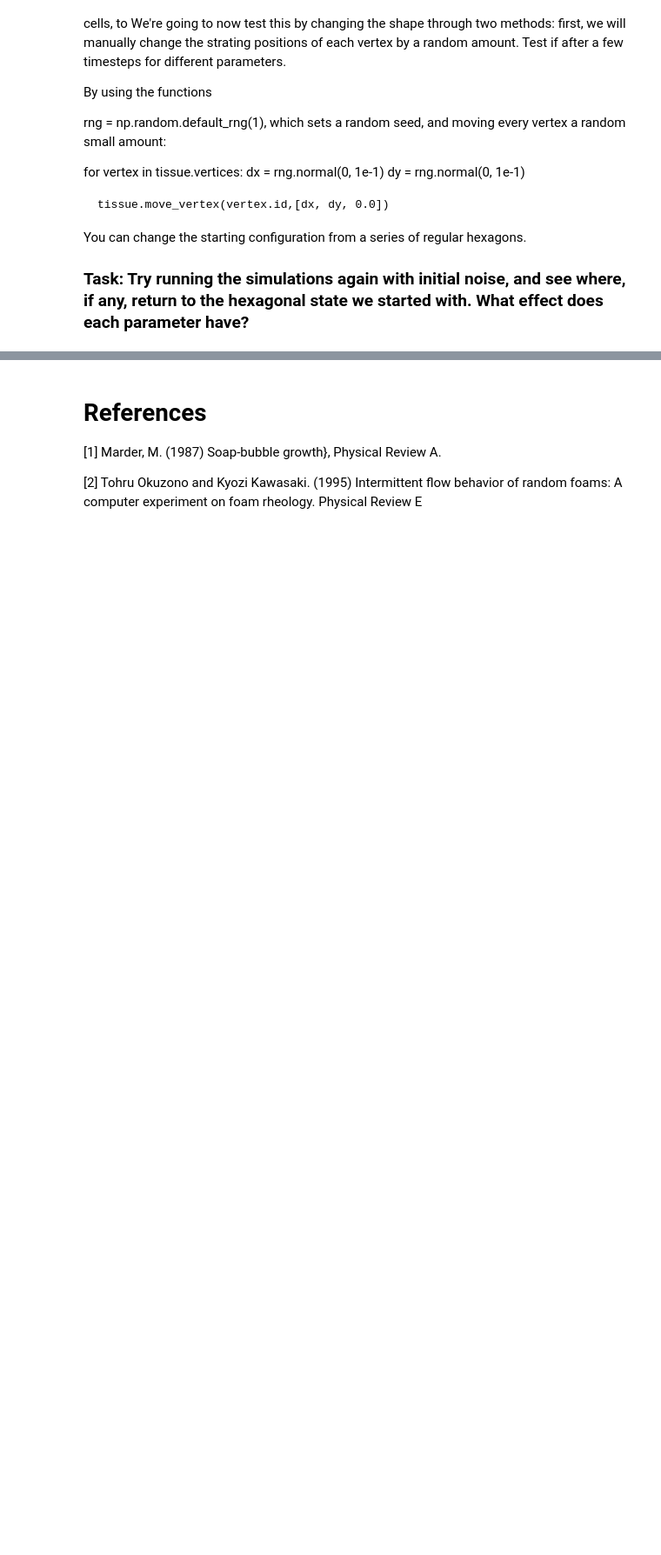
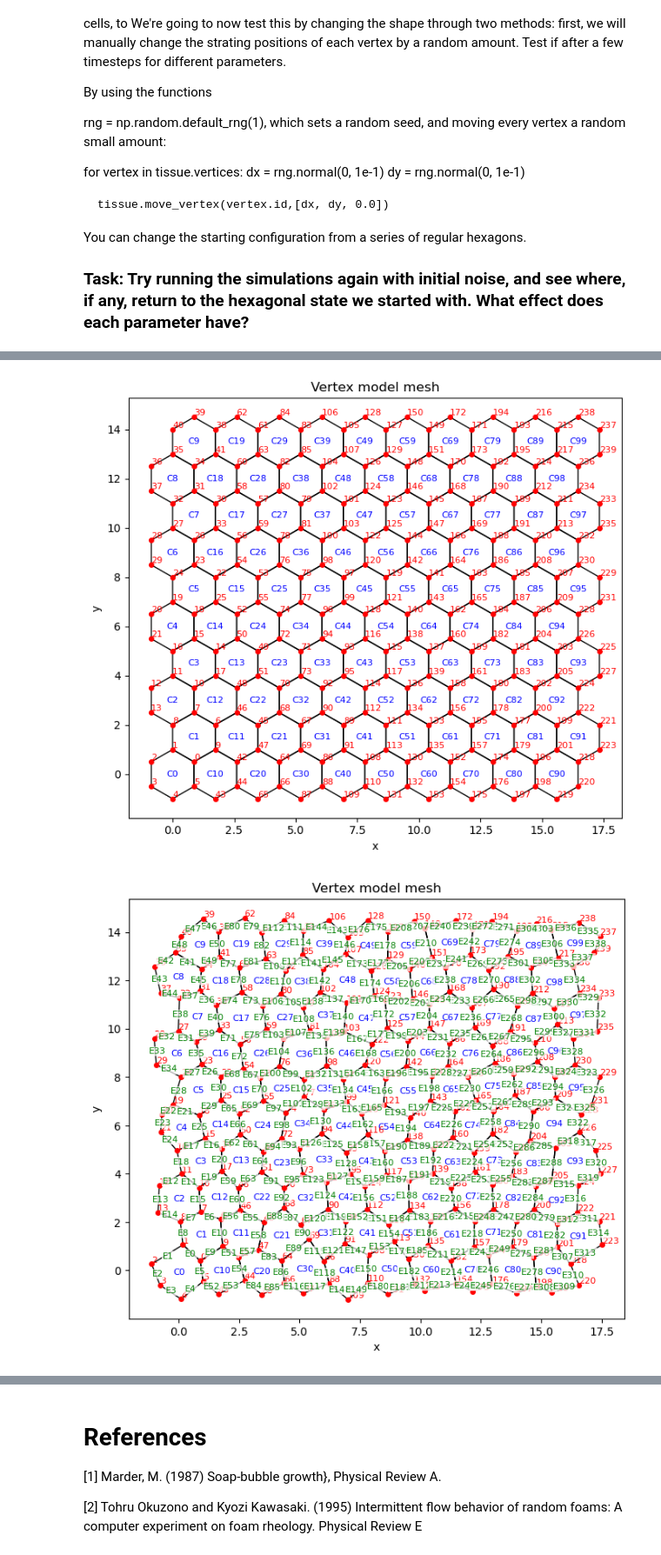
Before and after one commit to IanEstabrook/CMCB_Practical_Course_Vertex_Modelling, a Jupyter notebook: vertex_model_main_final.ipynb, the cells around one changed output, grey strips where cells are left out. Shown at 87% size. Cells and saved outputs as stored; diff of their text form; code cells hidden in the pictures; blank space fills up the shorter version.

```diff
--- a/vertex_model_main_final.ipynb
+++ b/vertex_model_main_final.ipynb
@@ -587,31 +577,36 @@ from source_py_files import topology_v3 as topology
 from source_py_files import gradient_descent as gradient_descent_module
 tissue_AtMinimum=Tissue()
 mesh.generate_hexagonal_sheet(tissue_AtMinimum,Nx,Ny,a,top_bottom_boundary_periodicity=True,side_boundary_periodicity=True)
 plotting.plot_mesh(tissue_AtMinimum,show_cell_ids=True,show_vertex_ids=True,show_periodic=False,show_edge_ids=False)
 kaValue=1.0;
 kpValue=1.0;
 LambdaValue=0.0;
 noiseSigmaValue=0.001;
+A0Value=2.6
+P0Value=6.0
 
 noise_sigma=0.1
 for vertex in tissue_AtMinimum.vertices:
     vertexid=vertex.id
     xShift= rng.normal(0.0, noise_sigma)
     yShift= rng.normal(0.0, noise_sigma)
     tissue_AtMinimum.move_vertex(vertexid,[xShift,yShift, 0.0])
 plotting.plot_mesh(tissue_AtMinimum,show_cell_ids=True,show_vertex_ids=True,show_periodic=False,show_edge_ids=True)
 
 totalT1Transitions=0
-tissue_AtMinimum.set_preferred_properties(A0=2.6,P0=6.0)
+tissue_AtMinimum.set_preferred_properties(A0=A0Value,P0=P0Value)
 
 for i in range(100):
     gradient_descent_module.gradient_descent_update_positions_with_noise(tissue_AtMinimum,
     nTimesteps=2,ka=kaValue,kp=kpValue,Lambda=LambdaValue,perturb_distance_x=0.05,perturb_distance_y=0.05, friction=0.01,noise_sigma=noiseSigmaValue,print_force=False)
 
     totalT1Transitions=totalT1Transitions+ topology.perform_t1_transitions(tissue_AtMinimum,t1_threshold=0.3,new_edge_length=0.5,max_transitions=None)
     #print("Total t1 transitions = ",totalT1Transitions)
 
     if(i%10==0):
         print(i)
 
 plotting.plot_mesh(tissue_AtMinimum,show_cell_ids=True,show_vertex_ids=False,show_periodic=False,show_edge_ids=False)
+# %% [output]
+[figure, added]
+[figure, added]
```
Also changed, not shown: parts of 12 cells of this notebook.
